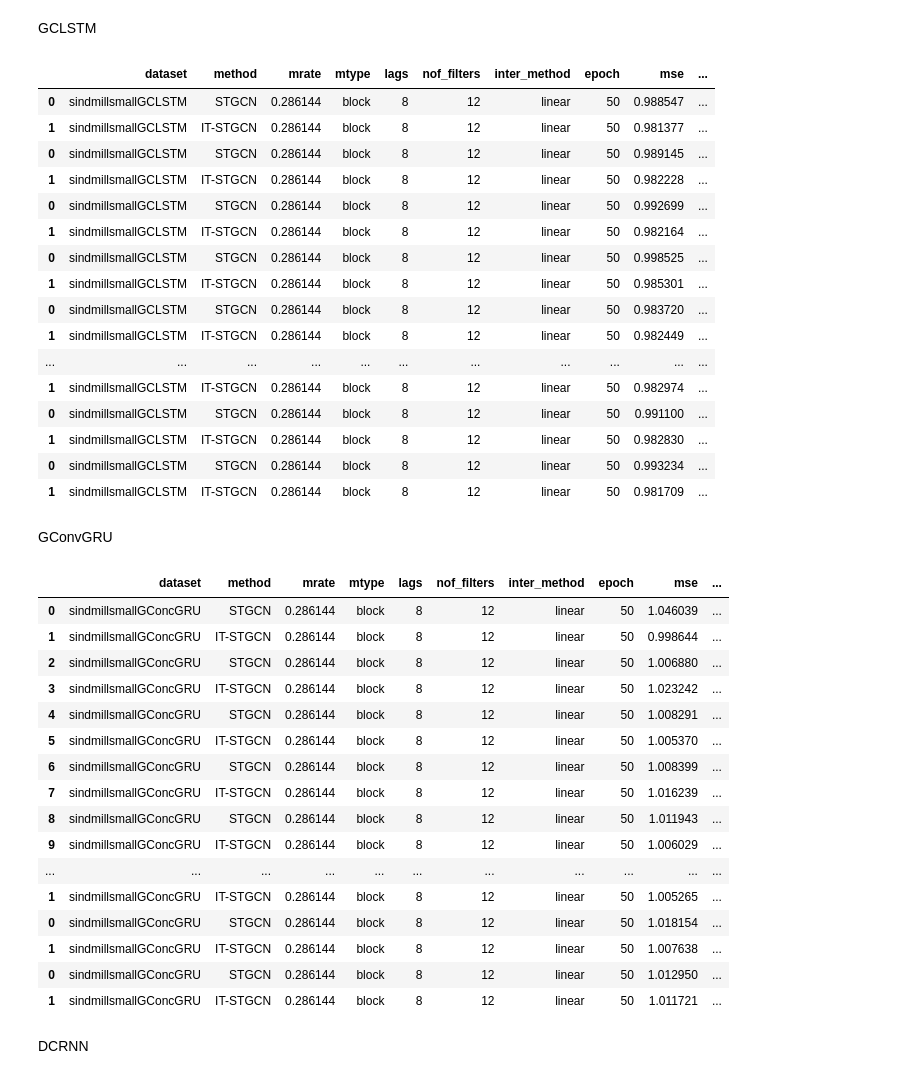
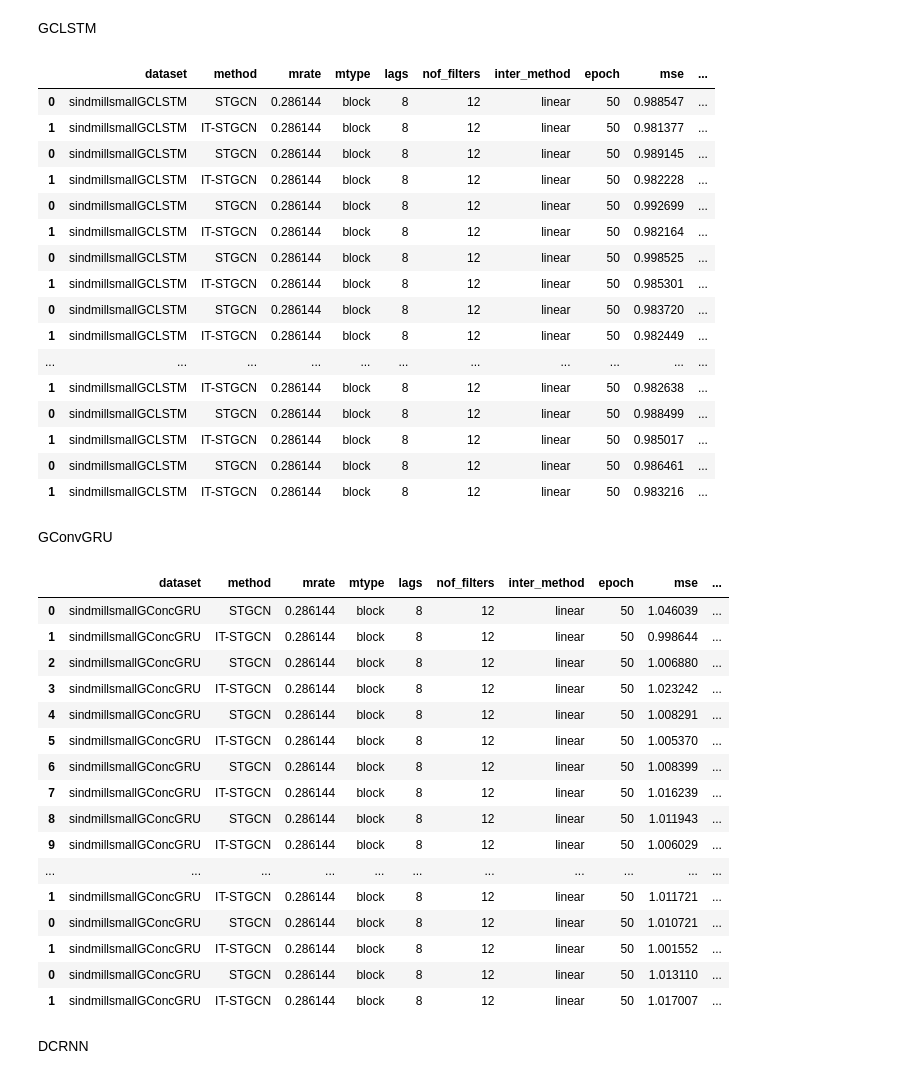
Before and after one commit to seoyeonc/ITTGNN_blog, a Jupyter notebook: posts/2_research/done.ipynb, the cells around one changed output. Cells and saved outputs as stored; diff of their text form; code cells hidden in the pictures.

```diff
--- a/posts/2_research/done.ipynb
+++ b/posts/2_research/done.ipynb
@@ -125,6 +109,9 @@ pd.concat([pd.read_csv('./simulation_results/2024-02-25_01-56-18.csv'), # 1
            pd.read_csv('./simulation_results/2024-03-11_21-08-05.csv'), # 24
            pd.read_csv('./simulation_results/2024-03-12_09-08-18.csv'), # 25
            pd.read_csv('./simulation_results/2024-03-12_21-26-10.csv'), # 26
+           pd.read_csv('./simulation_results/2024-03-13_09-03-20.csv'), # 27
+           pd.read_csv('./simulation_results/2024-03-13_19-13-30.csv'), # 28
+           pd.read_csv('./simulation_results/2024-03-14_05-40-23.csv'), # 29
           ]).assign(model='GCLSTM')#.iloc[:,1:].assign(dataset='windmillsmall')
 # %% [output]
 |  | dataset | method | mrate | mtype | lags | nof_filters | inter_method | epoch | mse | ... |
@@ -139,46 +126,48 @@ pd.concat([pd.read_csv('./simulation_results/2024-02-25_01-56-18.csv'), # 1
 | 0 | sindmillsmallGCLSTM | STGCN | 0.286144 | block | 8 | 12 | linear | 50 | 0.983720 | ... |
 | 1 | sindmillsmallGCLSTM | IT-STGCN | 0.286144 | block | 8 | 12 | linear | 50 | 0.982449 | ... |
 | ... | ... | ... | ... | ... | ... | ... | ... | ... | ... | ... |
-| 1 | sindmillsmallGCLSTM | IT-STGCN | 0.286144 | block | 8 | 12 | linear | 50 | 0.982974 | ... |
-| 0 | sindmillsmallGCLSTM | STGCN | 0.286144 | block | 8 | 12 | linear | 50 | 0.991100 | ... |
-| 1 | sindmillsmallGCLSTM | IT-STGCN | 0.286144 | block | 8 | 12 | linear | 50 | 0.982830 | ... |
-| 0 | sindmillsmallGCLSTM | STGCN | 0.286144 | block | 8 | 12 | linear | 50 | 0.993234 | ... |
-| 1 | sindmillsmallGCLSTM | IT-STGCN | 0.286144 | block | 8 | 12 | linear | 50 | 0.981709 | ... |
+| 1 | sindmillsmallGCLSTM | IT-STGCN | 0.286144 | block | 8 | 12 | linear | 50 | 0.982638 | ... |
+| 0 | sindmillsmallGCLSTM | STGCN | 0.286144 | block | 8 | 12 | linear | 50 | 0.988499 | ... |
+| 1 | sindmillsmallGCLSTM | IT-STGCN | 0.286144 | block | 8 | 12 | linear | 50 | 0.985017 | ... |
+| 0 | sindmillsmallGCLSTM | STGCN | 0.286144 | block | 8 | 12 | linear | 50 | 0.986461 | ... |
+| 1 | sindmillsmallGCLSTM | IT-STGCN | 0.286144 | block | 8 | 12 | linear | 50 | 0.983216 | ... |
 # %% [markdown]
 GConvGRU
 # %%
 pd.concat([pd.read_csv('./simulation_results/windmillsmall_block_186_GConcGRU.csv').iloc[:,1:-1], # 1 ~ 14
            pd.read_csv('./simulation_results/2024-03-06_09-57-41.csv'), # 15
            pd.read_csv('./simulation_results/2024-03-06_23-23-04.csv'), # 16
            pd.read_csv('./simulation_results/2024-03-07_13-14-28.csv'), # 17
            pd.read_csv('./simulation_results/2024-03-08_05-30-38.csv'), # 18
            pd.read_csv('./simulation_results/2024-03-08_22-39-57.csv'), # 19
            pd.read_csv('./simulation_results/2024-03-09_13-00-53.csv'), # 20
            pd.read_csv('./simulation_results/2024-03-10_03-39-13.csv'), # 21
            pd.read_csv('./simulation_results/2024-03-10_18-13-23.csv'), # 22
            pd.read_csv('./simulation_results/2024-03-11_08-35-25.csv'), # 23
            pd.read_csv('./simulation_results/2024-03-11_22-52-22.csv'), # 24
            pd.read_csv('./simulation_results/2024-03-12_13-24-38.csv'), # 25
            pd.read_csv('./simulation_results/2024-03-13_03-57-13.csv'), # 26
+           pd.read_csv('./simulation_results/2024-03-13_16-30-36.csv'), # 27
+           pd.read_csv('./simulation_results/2024-03-14_04-59-42.csv'), # 28
           ]).assign(model = 'GConvGRU')#.iloc[:,1:].assign(dataset='windmillsmall')
 # %% [output]
 |  | dataset | method | mrate | mtype | lags | nof_filters | inter_method | epoch | mse | ... |
 | 0 | sindmillsmallGConcGRU | STGCN | 0.286144 | block | 8 | 12 | linear | 50 | 1.046039 | ... |
 | 1 | sindmillsmallGConcGRU | IT-STGCN | 0.286144 | block | 8 | 12 | linear | 50 | 0.998644 | ... |
 | 2 | sindmillsmallGConcGRU | STGCN | 0.286144 | block | 8 | 12 | linear | 50 | 1.006880 | ... |
 | 3 | sindmillsmallGConcGRU | IT-STGCN | 0.286144 | block | 8 | 12 | linear | 50 | 1.023242 | ... |
 | 4 | sindmillsmallGConcGRU | STGCN | 0.286144 | block | 8 | 12 | linear | 50 | 1.008291 | ... |
 | 5 | sindmillsmallGConcGRU | IT-STGCN | 0.286144 | block | 8 | 12 | linear | 50 | 1.005370 | ... |
 | 6 | sindmillsmallGConcGRU | STGCN | 0.286144 | block | 8 | 12 | linear | 50 | 1.008399 | ... |
 | 7 | sindmillsmallGConcGRU | IT-STGCN | 0.286144 | block | 8 | 12 | linear | 50 | 1.016239 | ... |
 | 8 | sindmillsmallGConcGRU | STGCN | 0.286144 | block | 8 | 12 | linear | 50 | 1.011943 | ... |
 | 9 | sindmillsmallGConcGRU | IT-STGCN | 0.286144 | block | 8 | 12 | linear | 50 | 1.006029 | ... |
 | ... | ... | ... | ... | ... | ... | ... | ... | ... | ... | ... |
-| 1 | sindmillsmallGConcGRU | IT-STGCN | 0.286144 | block | 8 | 12 | linear | 50 | 1.005265 | ... |
-| 0 | sindmillsmallGConcGRU | STGCN | 0.286144 | block | 8 | 12 | linear | 50 | 1.018154 | ... |
-| 1 | sindmillsmallGConcGRU | IT-STGCN | 0.286144 | block | 8 | 12 | linear | 50 | 1.007638 | ... |
-| 0 | sindmillsmallGConcGRU | STGCN | 0.286144 | block | 8 | 12 | linear | 50 | 1.012950 | ... |
 | 1 | sindmillsmallGConcGRU | IT-STGCN | 0.286144 | block | 8 | 12 | linear | 50 | 1.011721 | ... |
+| 0 | sindmillsmallGConcGRU | STGCN | 0.286144 | block | 8 | 12 | linear | 50 | 1.010721 | ... |
+| 1 | sindmillsmallGConcGRU | IT-STGCN | 0.286144 | block | 8 | 12 | linear | 50 | 1.001552 | ... |
+| 0 | sindmillsmallGConcGRU | STGCN | 0.286144 | block | 8 | 12 | linear | 50 | 1.013110 | ... |
+| 1 | sindmillsmallGConcGRU | IT-STGCN | 0.286144 | block | 8 | 12 | linear | 50 | 1.017007 | ... |
 # %% [markdown]
 DCRNN
 # %%
```
Also changed, not shown: parts of 5 cells of this notebook, 22 other files.
